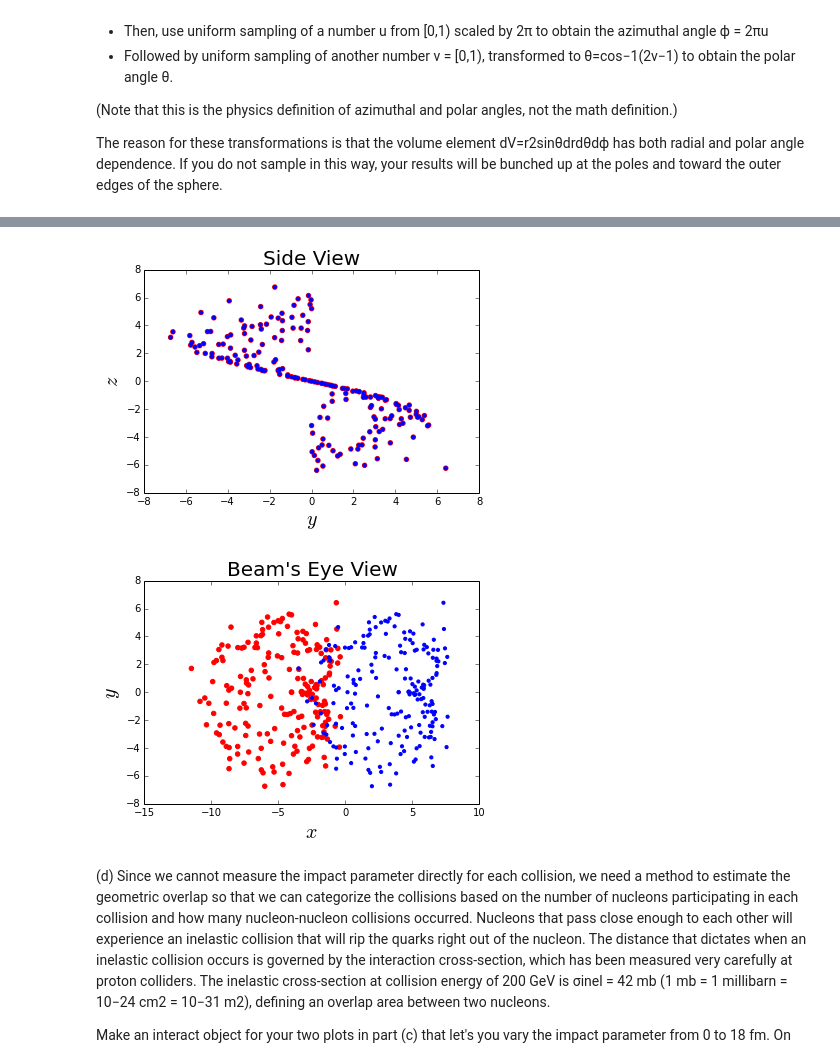
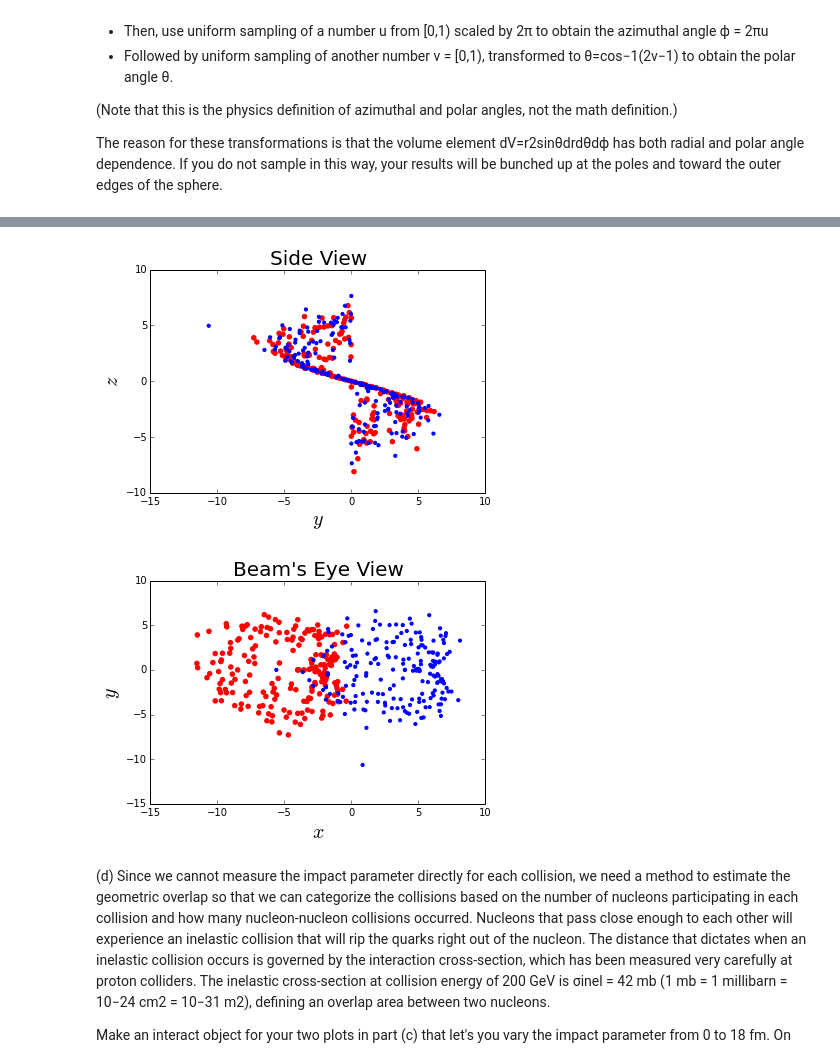
Before and after one commit to lhorowit/PHYS202-S14, a Jupyter notebook: SciPy/RandomAndMCExercises.ipynb, the cells around one changed output, grey strips where cells are left out. Cells and saved outputs as stored; diff of their text form; code cells hidden in the pictures.

```diff
--- a/SciPy/RandomAndMCExercises.ipynb
+++ b/SciPy/RandomAndMCExercises.ipynb
@@ -57,16 +60,17 @@ plt.show()
 # %% [markdown]
 (b) Find the inverse of the CDF F−1(x) analytically.
 # %%
-N = 10000
-z = np.random.random_sample(N)
+N = 10000.
+#z = np.random.random_sample(N)
 alpha = 1.5
 beta = 6.
-inv = lambda z: beta*(-np.log(1-alpha))**(1/z)
+inv = lambda z: beta*((-np.log(1-z))**(1/alpha))
 xsamples = inv(z)
 
-plt.plot(x, integrand(x) ,label=r'$Weibull$')
-plt.hist2d(xsamples,50,normed=True,label="Sampled distribution")
-plt.xlim(0,20)
+plt.plot(x, Weibull(x) ,label=r'$Weibull$')
+#plt.plot(z, inv(z) ,label=r'$Z$')
+plt.hist(xsamples, bins=50, normed=True)
+
 plt.xlabel(r"$x$",fontsize = 20)
 plt.ylabel(r'$f(x),F(x)$',fontsize=20)
 plt.legend(loc="upper left",fontsize=15)
@@ -200,17 +217,17 @@ xsamples1 = distribute1D(r, r2p(r), 197)
 phi1 = []
 for i in linspace(0, 1, 197):
     p = 2*np.pi*i
-    phi.append(p)
+    phi1.append(p)
 theta1 = []
 for i in linspace(0, 1, 197):
     th = np.arccos(2*i - 1)
-    theta.append(th)
+    theta1.append(th)
 xsamples2 = distribute1D(r, r2p(r), 197)
 phi2 = []
 for i in linspace(0, 1, 197):
     p = 2*np.pi*i
-    phi.append(p)
+    phi2.append(p)
 theta2 = []
 for i in linspace(0, 1, 197):
     th = np.arccos(2*i - 1)
-    theta.append(th)
+    theta2.append(th)
@@ -220,41 +243,44 @@ x1 = []
 y1 = []
 z1 = []
 for i in xrange(197):
-    xi = xsamples[i]*np.sin(theta[i])*np.cos(phi[i])
-    yi = xsamples[i]*np.sin(theta[i])*np.sin(phi[i])
-    zi = xsamples[i]*np.cos(theta[i])
+    xi = xsamples1[i]*np.sin(theta1[i])*np.cos(phi1[i])
+    yi = xsamples1[i]*np.sin(theta1[i])*np.sin(phi1[i])
+    zi = xsamples1[i]*np.cos(theta1[i])
     x1.append(xi-(b/2))
     y1.append(yi)
     z1.append(zi)
 
 x2 = []
 y2 = []
 z2 = []
 for i in xrange(197):
-    xi = xsamples[i]*np.sin(theta[i])*np.cos(phi[i])
-    yi = xsamples[i]*np.sin(theta[i])*np.sin(phi[i])
-    zi = xsamples[i]*np.cos(theta[i])
+    xi = xsamples2[i]*np.sin(theta2[i])*np.cos(phi2[i])
+    yi = xsamples2[i]*np.sin(theta2[i])*np.sin(phi2[i])
+    zi = xsamples2[i]*np.cos(theta2[i])
     x2.append(xi+(b/2))
     y2.append(yi)
     z2.append(zi)
+
+
 
 plt.scatter(y1,z1, color='r')
 plt.scatter(y2,z2, color='b', s=10)
 plt.title('Side View', fontsize=20)
 plt.xlabel(r'$y$', fontsize=20)
 plt.ylabel(r'$z$', fontsize=20)
 plt.show()
 
 
 plt.scatter(x1,y1, color='r')
 plt.scatter(x2,y2, color='b', s=10)
+
 plt.title("Beam's Eye View", fontsize=20)
 plt.xlabel(r'$x$', fontsize=20)
 plt.ylabel(r'$y$', fontsize=20)
 plt.show()
 # %% [output]
-[figure, old version]
+[figure, new version]
-[figure, old version]
+[figure, new version]
 # %% [markdown]
 (d) Since we cannot measure the impact parameter directly for each collision, we need a method to estimate the geometric overlap so that we can categorize the collisions based on the number of nucleons participating in each collision and how many nucleon-nucleon collisions occurred. Nucleons that pass close enough to each other will experience an inelastic collision that will rip the quarks right out of the nucleon. The distance that dictates when an inelastic collision occurs is governed by the interaction cross-section, which has been measured very carefully at proton colliders. The inelastic cross-section at collision energy of 200 GeV is σinel = 42 mb (1 mb = 1 millibarn = 10−24 cm2 = 10−31 m2), defining an overlap area between two nucleons.
 
```
Also changed, not shown: parts of 11 cells of this notebook, 1 other file.
